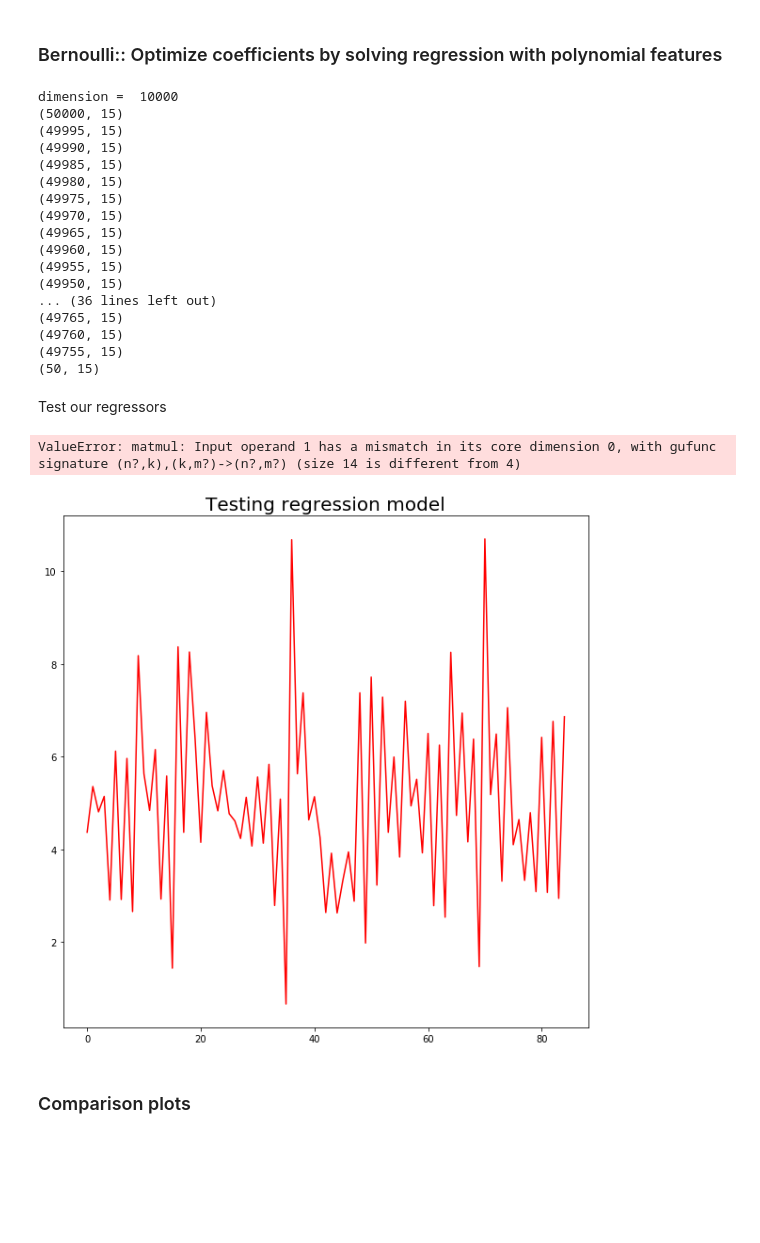
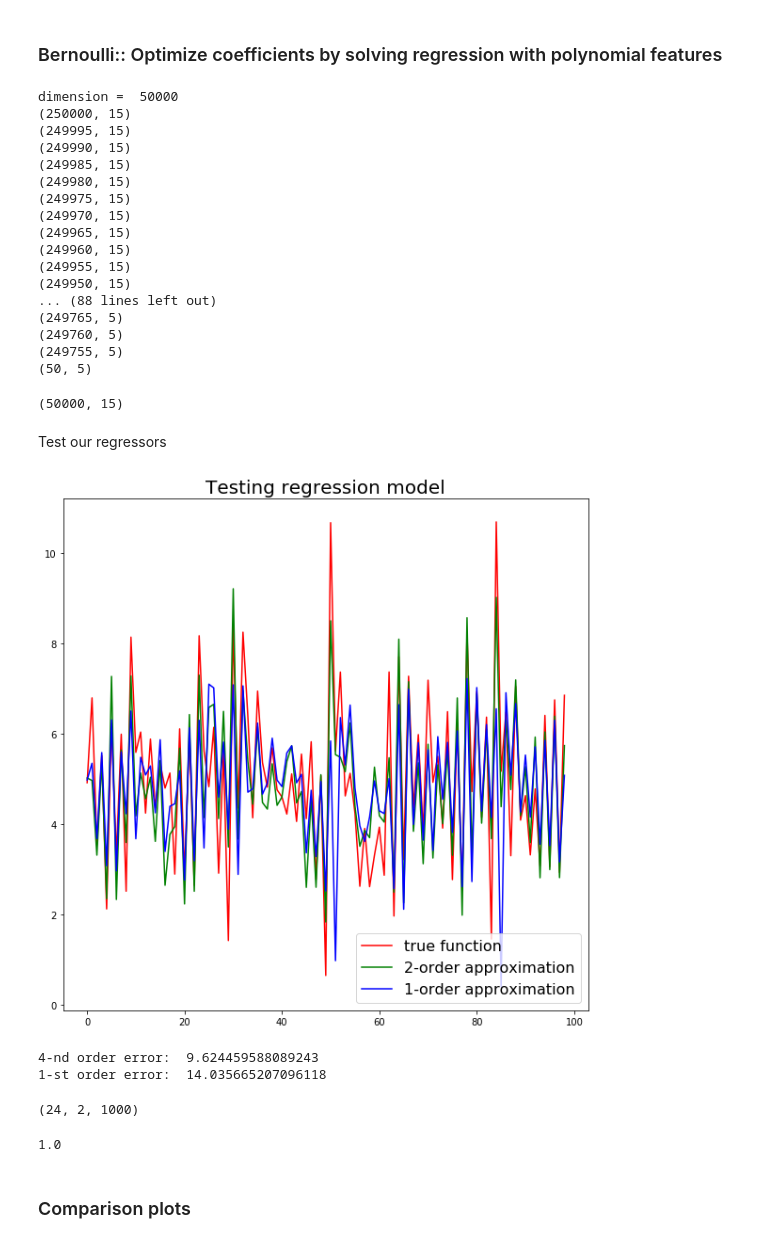
Before and after one commit to svsamsonov/VR-MCMC, a Jupyter notebook: Code/Logistic_Regression.ipynb, the cells around one changed output. Cells and saved outputs as stored; diff of their text form; code cells hidden in the pictures; blank space fills up the shorter version.

```diff
--- a/Code/Logistic_Regression.ipynb
+++ b/Code/Logistic_Regression.ipynb
@@ -105,7 +105,7 @@ d = Cur_pot.d
 ### Data generation
 # %%
 N_burn = 1*10**4 # Burn in period
-N_train = 1*10**4 # Number of samples on which we optimize
+N_train = 5*10**4 # Number of samples on which we optimize
 N_test = 1*10**3 # Number of samples
 step = 0.1 # Step size
 n_traj_train = 5
@@ -238,40 +238,59 @@ for key in methods_enh:
 ### Bernoulli:: Optimize coefficients by solving regression with polynomial features
 # %%
 #polynomial coefficients
+S_max = 2
 coefs_poly = approx_q(traj,f_vals,n_traj_train,lag,S_max)
 print(coefs_poly.shape)
+coefs_poly_1 = approx_q(traj,f_vals,n_traj_train,lag,1)
+print(coefs_poly_1.shape)
 # %% [output]
-dimension =  10000
-(50000, 15)
-(49995, 15)
-(49990, 15)
-(49985, 15)
-(49980, 15)
-(49975, 15)
-(49970, 15)
-(49965, 15)
-(49960, 15)
-(49955, 15)
-(49950, 15)
-... (36 lines left out)
-(49765, 15)
-(49760, 15)
-(49755, 15)
-(50, 15)
+dimension =  50000
+(250000, 15)
+(249995, 15)
+(249990, 15)
+(249985, 15)
+(249980, 15)
+(249975, 15)
+(249970, 15)
+(249965, 15)
+(249960, 15)
+(249955, 15)
+(249950, 15)
+... (88 lines left out)
+(249765, 5)
+(249760, 5)
+(249755, 5)
+(50, 5)
+# %%
+from sklearn.preprocessing import PolynomialFeatures
+poly = PolynomialFeatures(S_max)
+X_features = poly.fit_transform(traj[0])
+poly_1 = PolynomialFeatures(1)
+X_features_1 = poly_1.fit_transform(traj[0])
+# %%
+print(X_features.shape)
+# %% [output]
+(50000, 15)
 # %% [markdown]
 Test our regressors
 # %%
-cur_lag = 15
+cur_lag = 1
 N_pts = 100
 plt.figure(figsize=(10, 10))
 plt.title("Testing regression model",fontsize=20)
-plt.plot(traj[0,cur_lag:N_pts].sum(axis=1),color='r',label='true function')
-plt.plot(coefs_poly[cur_lag,0] + traj[0,:(N_pts-cur_lag)] @ coefs_poly[cur_lag,1:],color='g',label = 'approximation')
+plt.plot(f_vals[0,cur_lag:N_pts,0],color='r',label='true function')
+plt.plot(X_features[:(N_pts-cur_lag),:] @ coefs_poly[cur_lag,:],color='g',label = '2-order approximation')
+plt.plot(X_features_1[:(N_pts-cur_lag),:] @ coefs_poly_1[cur_lag,:],color='b',label = '1-order approximation')
 plt.legend(loc = 'lower right',fontsize = 16)
 plt.show()
 # %% [output]
-ValueError: matmul: Input operand 1 has a mismatch in its core dimension 0, with gufunc signature (n?,k),(k,m?)->(n?,m?) (size 14 is different from 4)
-[figure, old version]
+[figure, new version]
+# %%
+print("4-nd order error: ",np.linalg.norm(f_vals[0,cur_lag:N_pts,0]-X_features[:(N_pts-cur_lag),:] @ coefs_poly[cur_lag,:]))
+print("1-st order error: ",np.linalg.norm(f_vals[0,cur_lag:N_pts,0]-X_features_1[:(N_pts-cur_lag),:] @ coefs_poly_1[cur_lag,:]))
+# %% [output]
+4-nd order error:  9.624459588089243
+1-st order error:  14.035665207096118
 # %%
 test_seed = 1453
 nbcores = multiprocessing.cpu_count()
@@ -281,12 +300,16 @@ trav.close()
 # %%
 res_new = np.asarray(res)
 print(res_new.shape)
+# %% [output]
+(24, 2, 1000)
 # %%
 vars_vanilla = np.var(res_new[:,0,:],axis = 0)
 vars_adj = np.var(res_new[:,1,:],axis = 0)
 #print(vars_vanilla)
 #print(vars_adj)
 print(np.mean(vars_adj[1:]/vars_vanilla[1:]))
+# %% [output]
+1.0
 # %% [markdown]
 ### Comparison plots
 # %%
```
Also changed, not shown: parts of 7 cells of this notebook, 3 other files.
